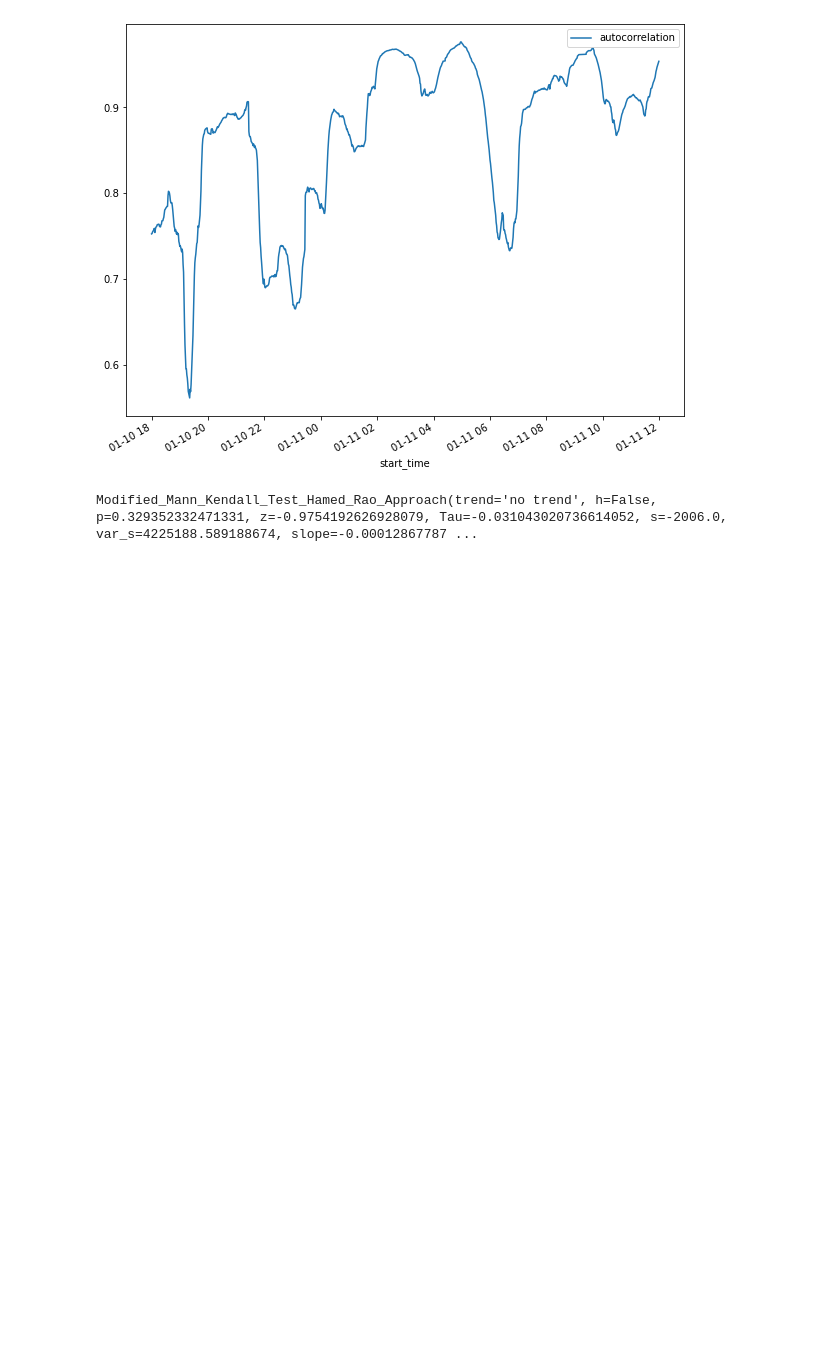
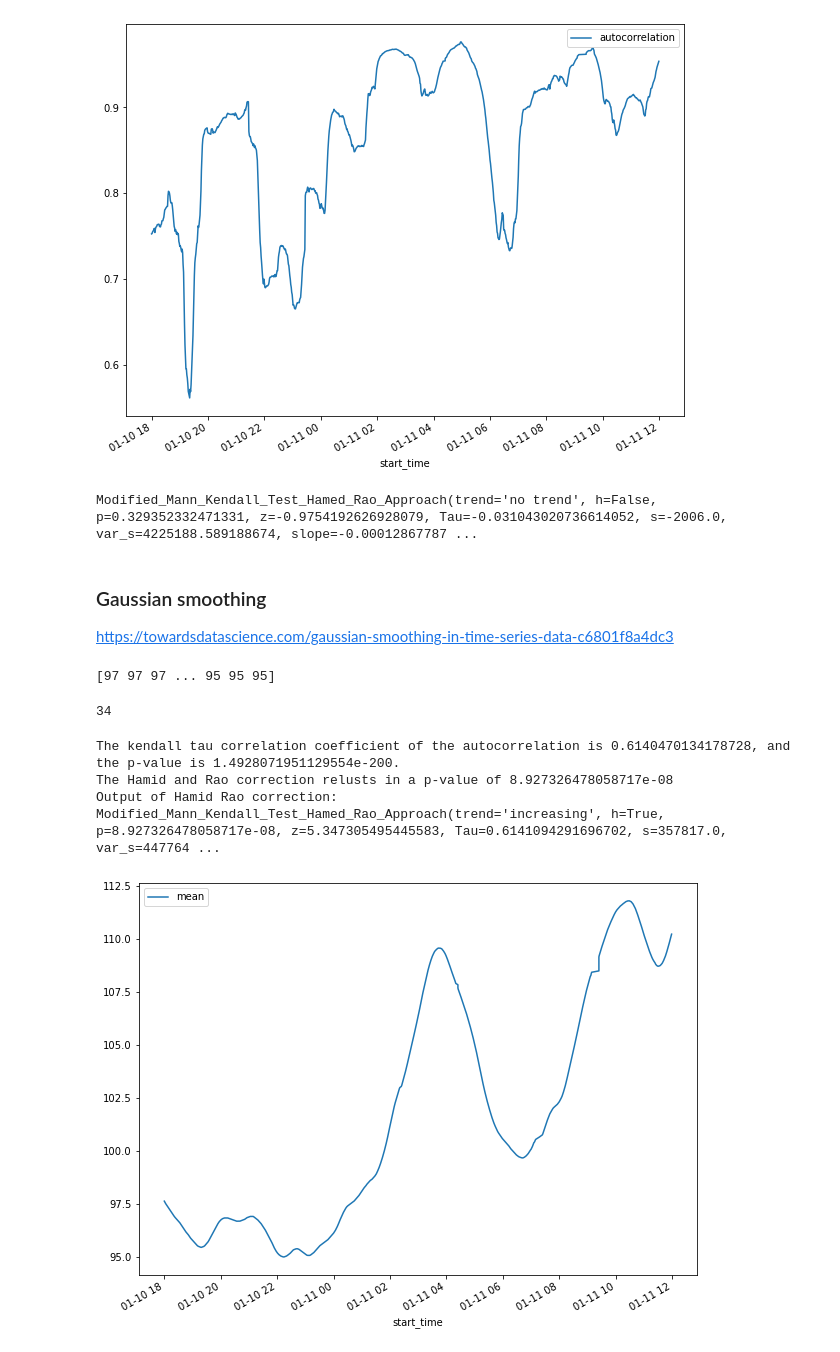
Before and after one commit to l-khali/old_In2Research, a Jupyter notebook: PC-0192_analysis.ipynb, the cells around one changed output. Drawn from its saved outputs; the diff is of its cells as text; code cells hidden in the pictures; blank space fills up the shorter version.

Commit message:
smoothing

```diff
--- a/PC-0192_analysis.ipynb
+++ b/PC-0192_analysis.ipynb
@@ -550,3 +551,26 @@ result = mk.hamed_rao_modification_test(data)
 print(result)
 # %% [output]
 Modified_Mann_Kendall_Test_Hamed_Rao_Approach(trend='no trend', h=False, p=0.329352332471331, z=-0.9754192626928079, Tau=-0.031043020736614052, s=-2006.0, var_s=4225188.589188674, slope=-0.00012867787 ...
+# %% [markdown]
+### Gaussian smoothing
+
+https://towardsdatascience.com/gaussian-smoothing-in-time-series-data-c6801f8a4dc3
+# %%
+PC_0192_data_smoothed = PC_0192_data.copy()
+PC_0192_data_smoothed['num_value'] = ndimage.gaussian_filter1d(PC_0192_data['num_value'], sigma=100)
+print(ndimage.gaussian_filter1d(PC_0192_data['num_value'], 2))
+# %% [output]
+[97 97 97 ... 95 95 95]
+# %%
+PC_0192_extubated_smoothed = PC_0192_data_smoothed.iloc[failed_extubation_index+1:re_intubation_index-1, :]
+
+print(max(PC_0192_extubated['num_value'] - PC_0192_extubated_smoothed['num_value']))
+# %% [output]
+34
+# %%
+rolling_mean(PC_0192_extubated_smoothed, 120)
+# %% [output]
+The kendall tau correlation coefficient of the autocorrelation is 0.6140470134178728, and the p-value is 1.4928071951129554e-200.
+The Hamid and Rao correction relusts in a p-value of 8.927326478058717e-08
+Output of Hamid Rao correction: Modified_Mann_Kendall_Test_Hamed_Rao_Approach(trend='increasing', h=True, p=8.927326478058717e-08, z=5.347305495445583, Tau=0.6141094291696702, s=357817.0, var_s=447764 ...
+[figure, added]
```
Also changed, not shown: parts of 8 cells of this notebook.
